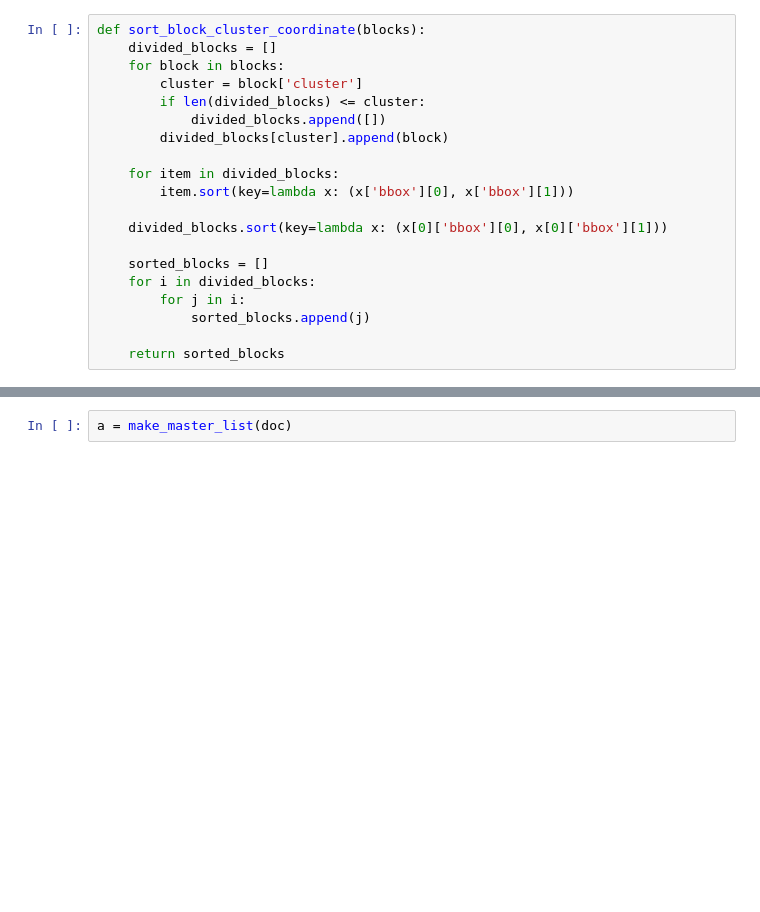
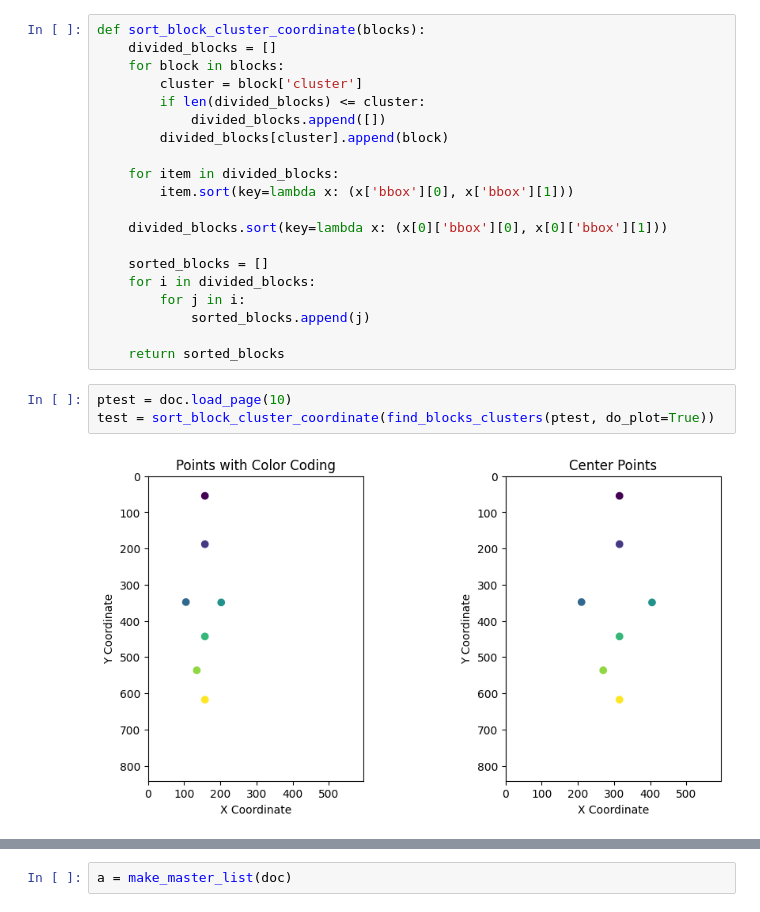
Before and after one commit to mjoudy/pdf_parsing, a Jupyter notebook: multi-frame.ipynb, the cells around one changed output, grey strips where cells are left out. Cells and saved outputs as stored; diff of their text form; blank space fills up the shorter version.

```diff
--- a/multi-frame.ipynb
+++ b/multi-frame.ipynb
@@ -181,3 +188,8 @@ def sort_block_cluster_coordinate(blocks):
             sorted_blocks.append(j)
 
     return sorted_blocks
+# %%
+ptest = doc.load_page(10)
+test = sort_block_cluster_coordinate(find_blocks_clusters(ptest, do_plot=True))
+# %% [output]
+[figure, added]
```
Also changed, not shown: parts of 13 cells of this notebook.
